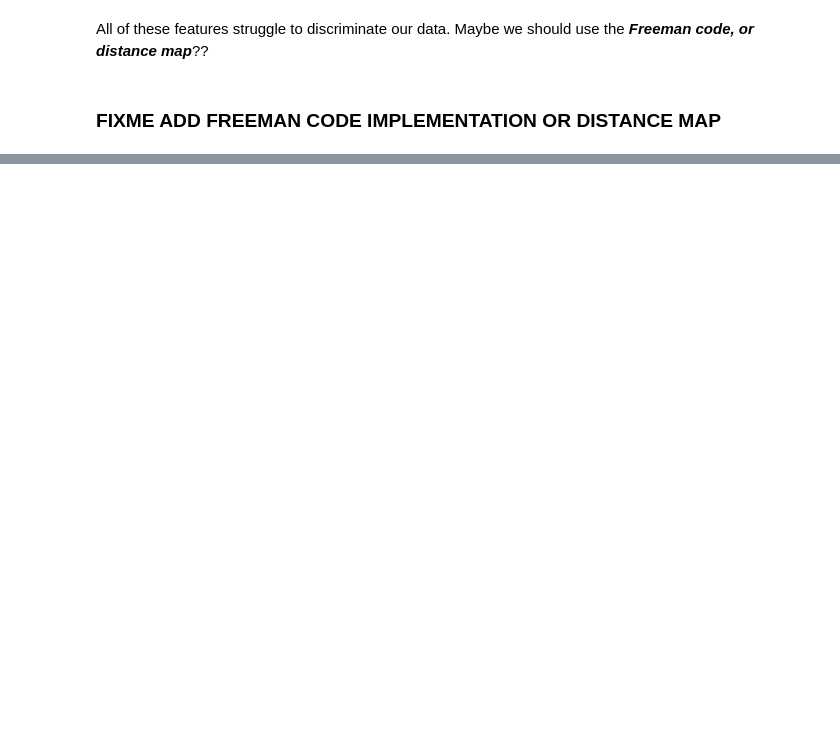
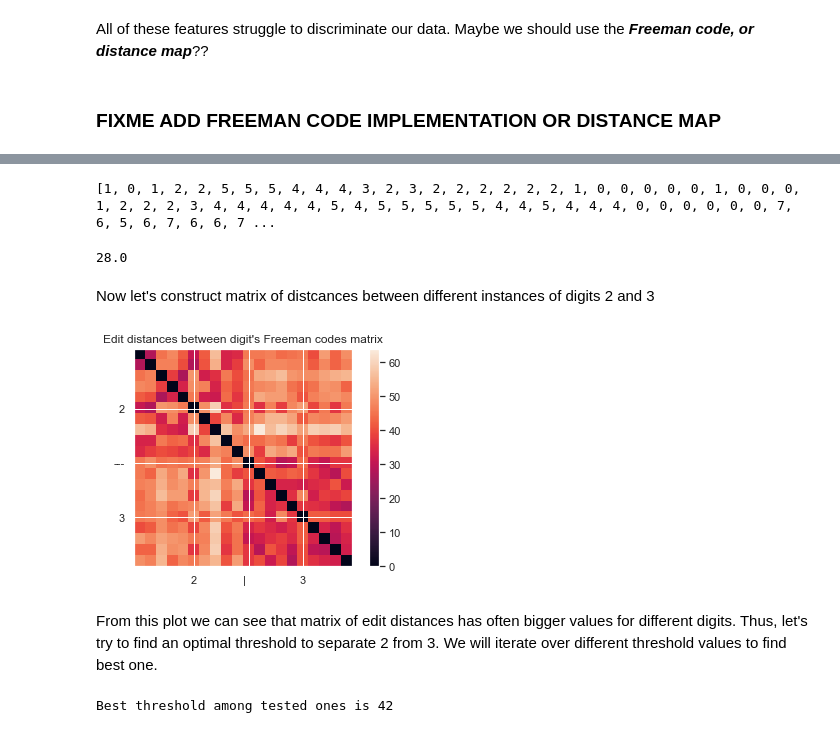
Before and after one commit to oganesManasian/Image-analysis-and-pattern-recognition, a Jupyter notebook: labs/lab_02_object_description.ipynb, the cells around one changed output, grey strips where cells are left out. Cells and saved outputs as stored; diff of their text form; code cells hidden in the pictures; blank space fills up the shorter version.

Commit message:
Implemented classification using Freeman code

```diff
--- a/labs/lab_02_object_description.ipynb
+++ b/labs/lab_02_object_description.ipynb
@@ -820,0 +843,51 @@ All of these features struggle to discriminate our data. Maybe we should use the
+# %%
+code2 = outside_contour2freeman(two_outside_contours[1])
+code2
+# %% [output]
+[1, 0, 1, 2, 2, 5, 5, 5, 4, 4, 4, 3, 2, 3, 2, 2, 2, 2, 2, 2, 1, 0, 0, 0, 0, 0, 1, 0, 0, 0, 1, 2, 2, 2, 3, 4, 4, 4, 4, 4, 5, 4, 5, 5, 5, 5, 5, 4, 4, 5, 4, 4, 4, 0, 0, 0, 0, 0, 0, 7, 6, 5, 6, 7, 6, 6, 7 ...
+# %%
+def edit_dist(code1, code2, insertion=1, deletion=1, substitution=1):
+    dist_matrix = np.zeros(shape=(len(code1) + 1, len(code2) + 1))
+
+    for i in range(len(code1)):
+        dist_matrix[i + 1, 0] = dist_matrix[i, 0] + deletion
+
+    for j in range(len(code2)):
+        dist_matrix[0, j + 1] = dist_matrix[0, j] + insertion
+
+    for i in range(len(code1)):
+        for j in range(len(code2)):
+            if code1[i] == code2[j]:
+                dist_matrix[i + 1, j + 1] = dist_matrix[i, j]
+            else:
+                dist_matrix[i + 1, j + 1] = min(dist_matrix[i + 1, j] + insertion,
+                                                dist_matrix[i, j + 1] + deletion,
+                                                dist_matrix[i, j]     + substitution)
+    return dist_matrix[len(code1), len(code2)]
+# %%
+edit_dist(code1, code2)
+# %% [output]
+28.0
+# %% [markdown]
+Now let's construct matrix of distcances between different instances of digits 2 and 3
+# %%
+all_outside_contours = two_outside_contours + three_outside_contours
+all_freeman_code = [outside_contour2freeman(contour) for contour in all_outside_contours]
+# %%
+digit_dist_matrix = np.zeros(shape=(len(all_outside_contours), len(all_outside_contours)))
+
+for i in range(len(all_outside_contours)):
+    for j in range(len(all_outside_contours)):
+        digit_dist_matrix[i, j] = edit_dist(all_freeman_code[i], all_freeman_code[j])
+# %%
+plt.imshow(digit_dist_matrix)
+ticks = [0.25 * len(all_outside_contours), 0.5 * len(all_outside_contours), 0.75 * len(all_outside_contours)]
+plt.xticks(ticks=ticks, labels=["2", "|   ", "3"])
+plt.yticks(ticks=ticks, labels=["2", "---", "3"])
+plt.colorbar()
+plt.title("Edit distances between digit's Freeman codes matrix")
+plt.show()
+# %% [output]
+[figure, added]
+# %% [markdown]
+From this plot we can see that matrix of edit distances has often bigger values for different digits. Thus, let's try to find an optimal threshold to separate 2 from 3. We will iterate over different threshold values to find best one.
@@ -820,0 +914,17 @@ All of these features struggle to discriminate our data. Maybe we should use the
+# %%
+threshold_values = list(range(20, 51))
+error_values = []
+
+for threshold in threshold_values:
+    digit_dist_matrix_threshold = digit_dist_matrix.copy()
+
+    digit_dist_matrix_threshold[digit_dist_matrix_threshold <= threshold] = 0
+    digit_dist_matrix_threshold[digit_dist_matrix_threshold > threshold] = 1
+
+    error_values.append(get_nb_errors(digit_dist_matrix_threshold))
+
+ind = np.argmin(error_values)
+best_threshold = threshold_values[ind]
+print(f"Best threshold among tested ones is {best_threshold}")
+# %% [output]
+Best threshold among tested ones is 42
```
Also changed, not shown: parts of 27 cells of this notebook.
